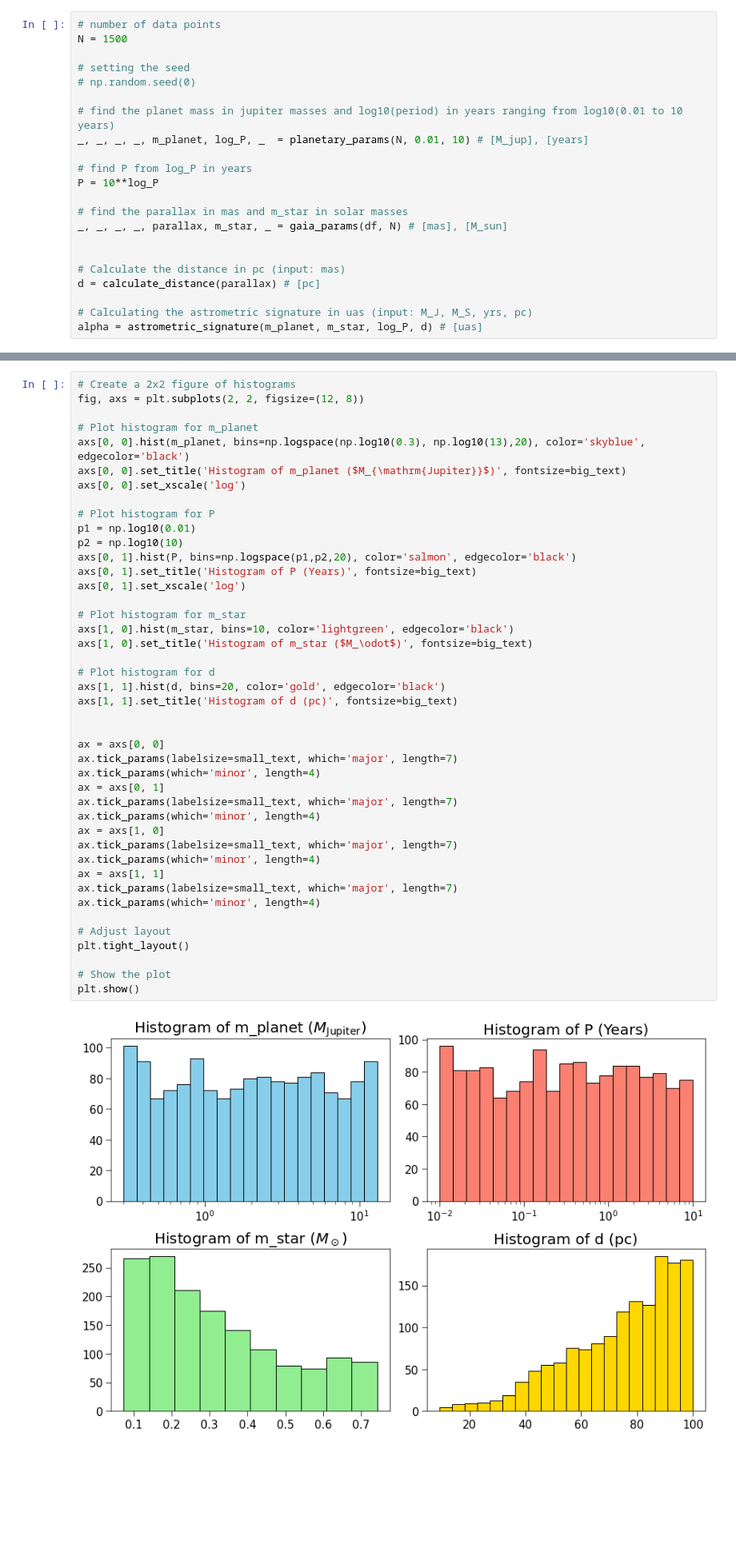
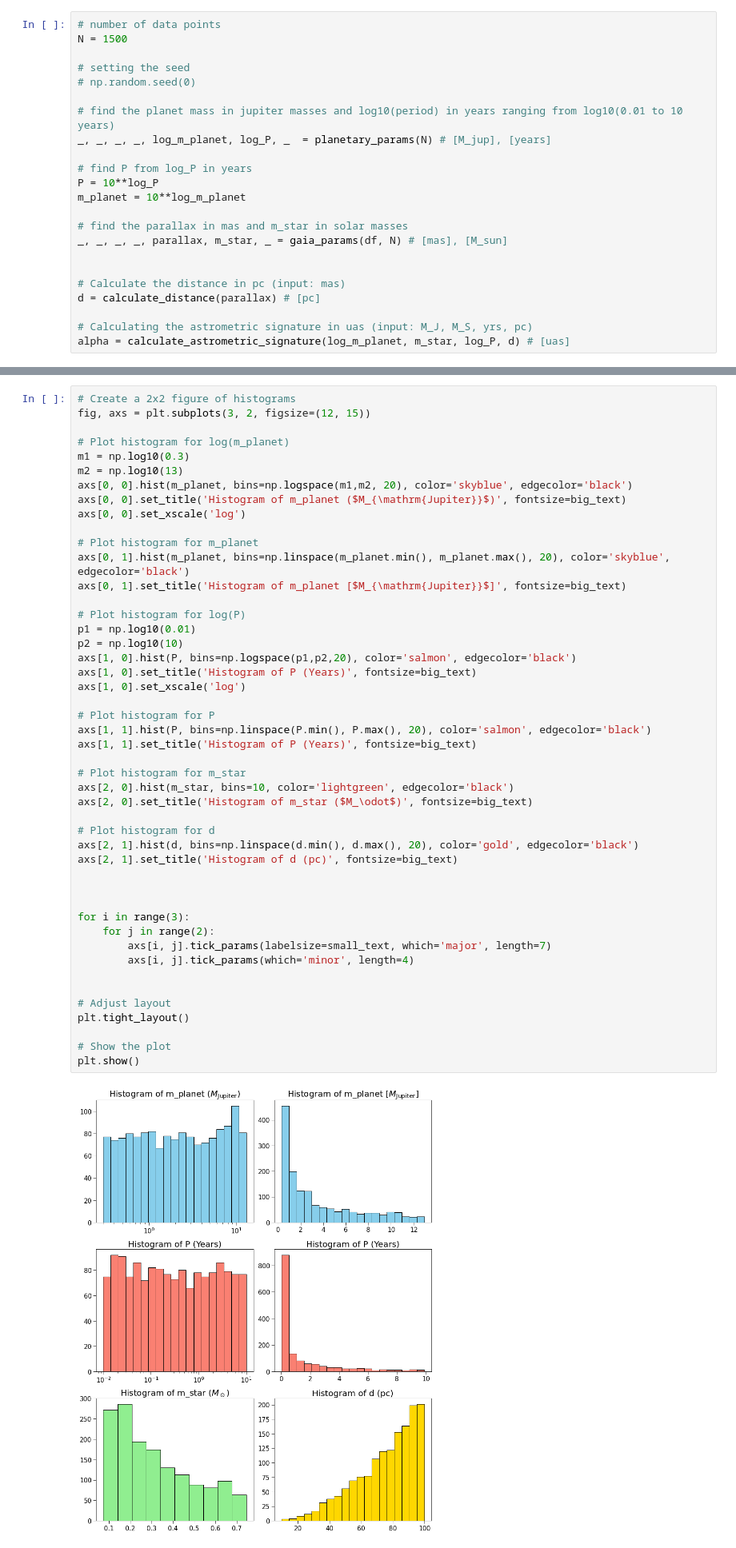
Before and after one commit to audreyburggraf/UndergraduateThesis, a Jupyter notebook: recreating_perryman_plot.ipynb, the cells around one changed output, grey strips where cells are left out. Shown: that part at 80% size. Saved outputs shown, nothing was run; the diff lists cells and outputs as text; blank space fills up the shorter version.

```diff
--- a/recreating_perryman_plot.ipynb
+++ b/recreating_perryman_plot.ipynb
@@ -55,10 +55,11 @@ N = 1500
 # np.random.seed(0)
 
 # find the planet mass in jupiter masses and log10(period) in years ranging from log10(0.01 to 10 years)
-_, _, _, _, m_planet, log_P, _  = planetary_params(N, 0.01, 10) # [M_jup], [years]
+_, _, _, _, log_m_planet, log_P, _  = planetary_params(N) # [M_jup], [years]
 
 # find P from log_P in years
 P = 10**log_P
+m_planet = 10**log_m_planet
 
 # find the parallax in mas and m_star in solar masses
 _, _, _, _, parallax, m_star, _ = gaia_params(df, N) # [mas], [M_sun]
@@ -68,7 +69,7 @@ _, _, _, _, parallax, m_star, _ = gaia_params(df, N) # [mas], [M_sun]
 d = calculate_distance(parallax) # [pc]
 
 # Calculating the astrometric signature in uas (input: M_J, M_S, yrs, pc)
-alpha = astrometric_signature(m_planet, m_star, log_P, d) # [uas]
+alpha = calculate_astrometric_signature(log_m_planet, m_star, log_P, d) # [uas]
 # %% [markdown]
 ## Checking the parameters
 # %%
@@ -116,48 +142,52 @@ The signal is 27.636322103278747 uas
 # %%
 # Create a 2x2 figure of histograms
-fig, axs = plt.subplots(2, 2, figsize=(12, 8))
+fig, axs = plt.subplots(3, 2, figsize=(12, 15))
 
-# Plot histogram for m_planet
-axs[0, 0].hist(m_planet, bins=np.logspace(np.log10(0.3), np.log10(13),20), color='skyblue', edgecolor='black')
+# Plot histogram for log(m_planet)
+m1 = np.log10(0.3)
+m2 = np.log10(13)
+axs[0, 0].hist(m_planet, bins=np.logspace(m1,m2, 20), color='skyblue', edgecolor='black')
 axs[0, 0].set_title('Histogram of m_planet ($M_{\mathrm{Jupiter}}$)', fontsize=big_text)
 axs[0, 0].set_xscale('log')
 
-# Plot histogram for P
+# Plot histogram for m_planet
+axs[0, 1].hist(m_planet, bins=np.linspace(m_planet.min(), m_planet.max(), 20), color='skyblue', edgecolor='black')
+axs[0, 1].set_title('Histogram of m_planet [$M_{\mathrm{Jupiter}}$]', fontsize=big_text)
+
+# Plot histogram for log(P)
 p1 = np.log10(0.01)
 p2 = np.log10(10)
-axs[0, 1].hist(P, bins=np.logspace(p1,p2,20), color='salmon', edgecolor='black')
-axs[0, 1].set_title('Histogram of P (Years)', fontsize=big_text)
-axs[0, 1].set_xscale('log')
+axs[1, 0].hist(P, bins=np.logspace(p1,p2,20), color='salmon', edgecolor='black')
+axs[1, 0].set_title('Histogram of P (Years)', fontsize=big_text)
+axs[1, 0].set_xscale('log')
+
+# Plot histogram for P
+axs[1, 1].hist(P, bins=np.linspace(P.min(), P.max(), 20), color='salmon', edgecolor='black')
+axs[1, 1].set_title('Histogram of P (Years)', fontsize=big_text)
 
 # Plot histogram for m_star
-axs[1, 0].hist(m_star, bins=10, color='lightgreen', edgecolor='black')
-axs[1, 0].set_title('Histogram of m_star ($M_\odot$)', fontsize=big_text)
+axs[2, 0].hist(m_star, bins=10, color='lightgreen', edgecolor='black')
+axs[2, 0].set_title('Histogram of m_star ($M_\odot$)', fontsize=big_text)
 
 # Plot histogram for d
-axs[1, 1].hist(d, bins=20, color='gold', edgecolor='black')
-axs[1, 1].set_title('Histogram of d (pc)', fontsize=big_text)
+axs[2, 1].hist(d, bins=np.linspace(d.min(), d.max(), 20), color='gold', edgecolor='black')
+axs[2, 1].set_title('Histogram of d (pc)', fontsize=big_text)
 
 
-ax = axs[0, 0]
-ax.tick_params(labelsize=small_text, which='major', length=7)
-ax.tick_params(which='minor', length=4)
-ax = axs[0, 1]
-ax.tick_params(labelsize=small_text, which='major', length=7)
-ax.tick_params(which='minor', length=4)
-ax = axs[1, 0]
-ax.tick_params(labelsize=small_text, which='major', length=7)
-ax.tick_params(which='minor', length=4)
-ax = axs[1, 1]
-ax.tick_params(labelsize=small_text, which='major', length=7)
-ax.tick_params(which='minor', length=4)
+
+for i in range(3):
+    for j in range(2):
+        axs[i, j].tick_params(labelsize=small_text, which='major', length=7)
+        axs[i, j].tick_params(which='minor', length=4)
+
 
 # Adjust layout
 plt.tight_layout()
 
 # Show the plot
 plt.show()
 # %% [output]
-[figure, old version]
+[figure, new version]
 # %% [markdown]
 # Plotting
 # %%
```
Also changed, not shown: parts of 7 cells of this notebook, 19 other files.
